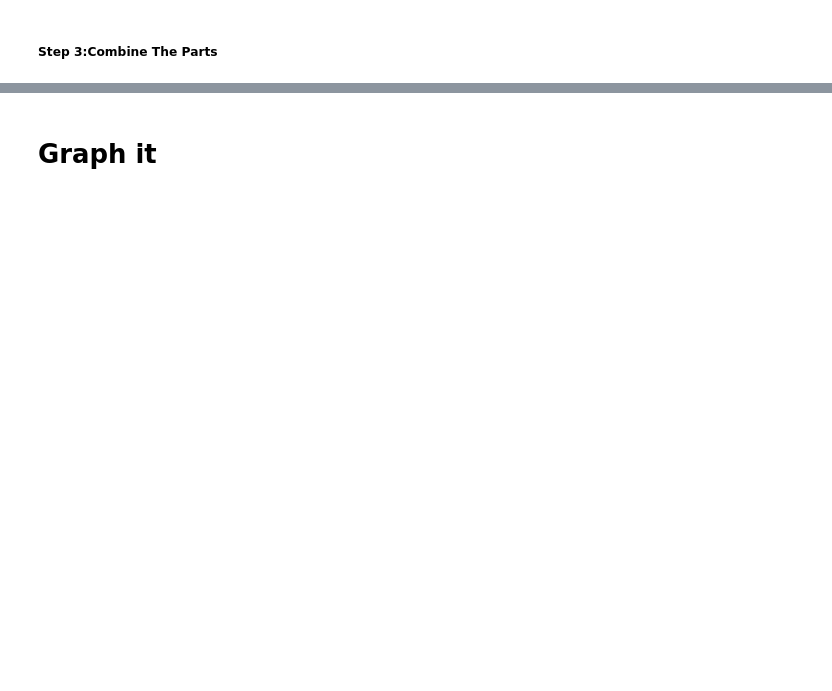
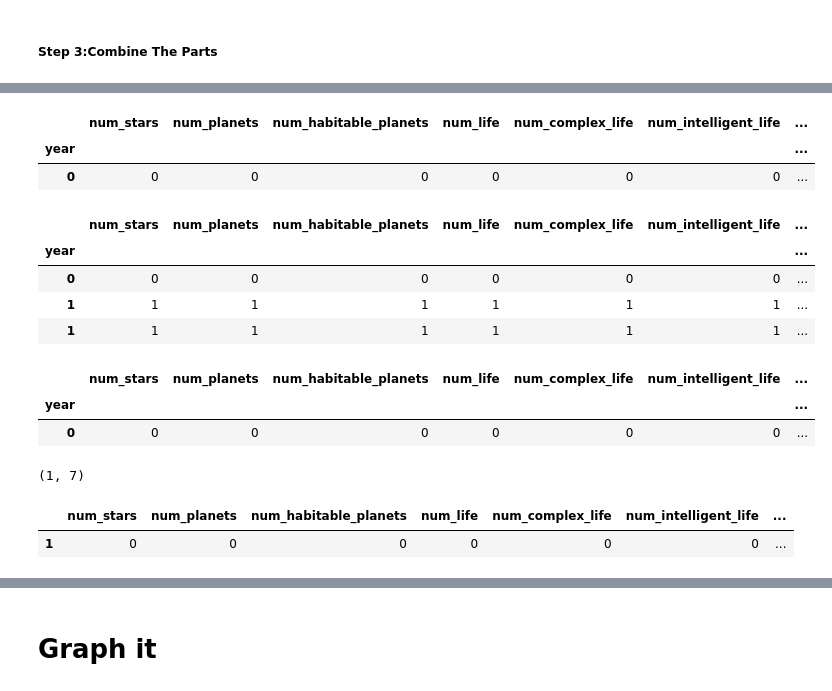
Before and after one commit to KevinCarr42/Time-Dependent-Drake-Equation, a Jupyter notebook: Time_Dependent_Drake_Equation.ipynb, the cells around one changed output, grey strips where cells are left out. Cells and saved outputs as stored; diff of their text form; code cells hidden in the pictures; blank space fills up the shorter version.

```diff
--- a/Time_Dependent_Drake_Equation.ipynb
+++ b/Time_Dependent_Drake_Equation.ipynb
@@ -319,0 +422,78 @@ prob_L(100), prob_L(1000000), prob_L(10000)
+# %%
+columns = ['year', 'num_stars', 'num_planets', 'num_habitable_planets', 'num_life', 'num_complex_life', 'num_intelligent_life', 'N']
+index = 'year'
+
+history_of_life = pd.DataFrame(
+    [[0, 0, 0, 0, 0, 0, 0, 0]],
+    columns = columns,
+    index=[0]
+).set_index(index)
+
+history_of_life
+# %% [output]
+|  | num_stars | num_planets | num_habitable_planets | num_life | num_complex_life | num_intelligent_life | ... |
+| year |  |  |  |  |  |  | ... |
+| 0 | 0 | 0 | 0 | 0 | 0 | 0 | ... |
+# %%
+current_year = 1
+num_stars = 1
+num_planets = 1
+num_habitable_planets = 1
+num_life = 1
+num_complex_life = 1
+num_intelligent_life = 1
+N = 1
+
+templist = [current_year, num_stars, num_planets, num_habitable_planets, num_life, num_complex_life, num_intelligent_life, N]
+
+history_of_life = history_of_life.append(
+    pd.DataFrame(
+        [templist],
+        columns = columns,
+        index=[current_year]
+    ).set_index(index)
+)
+# %%
+history_of_life
+# %% [output]
+|  | num_stars | num_planets | num_habitable_planets | num_life | num_complex_life | num_intelligent_life | ... |
+| year |  |  |  |  |  |  | ... |
+| 0 | 0 | 0 | 0 | 0 | 0 | 0 | ... |
+| 1 | 1 | 1 | 1 | 1 | 1 | 1 | ... |
+| 1 | 1 | 1 | 1 | 1 | 1 | 1 | ... |
+# %%
+history_of_life = pd.DataFrame(
+    dict(
+        year = [0],
+        num_stars = [0],  # number of 2nd+ generation stars
+        num_planets = [0],
+        num_habitable_planets = [0],
+        num_life = [0],
+        num_complex_life = [0],
+        num_intelligent_life = [0],
+        N = [0]  # number of technological lifeforms (NOT A CONSTANT)
+    )
+).set_index('year')
+
+history_of_life
+# %% [output]
+|  | num_stars | num_planets | num_habitable_planets | num_life | num_complex_life | num_intelligent_life | ... |
+| year |  |  |  |  |  |  | ... |
+| 0 | 0 | 0 | 0 | 0 | 0 | 0 | ... |
+# %%
+history_of_life.shape
+# %% [output]
+(1, 7)
+# %%
+columns = ['num_stars', 'num_planets', 'num_habitable_planets', 'num_life', 'num_complex_life', 'num_intelligent_life', 'N']
+index = 'year'
+templist = [num_stars, num_planets, num_habitable_planets, num_life, num_complex_life, num_intelligent_life, N]
+
+pd.DataFrame(
+    [[0, 0, 0, 0, 0, 0, 0]],
+    columns = columns,
+    index=[0]
+)
+# %% [output]
+|  | num_stars | num_planets | num_habitable_planets | num_life | num_complex_life | num_intelligent_life | ... |
+| 1 | 0 | 0 | 0 | 0 | 0 | 0 | ... |
```
Also changed, not shown: parts of 10 cells of this notebook.
